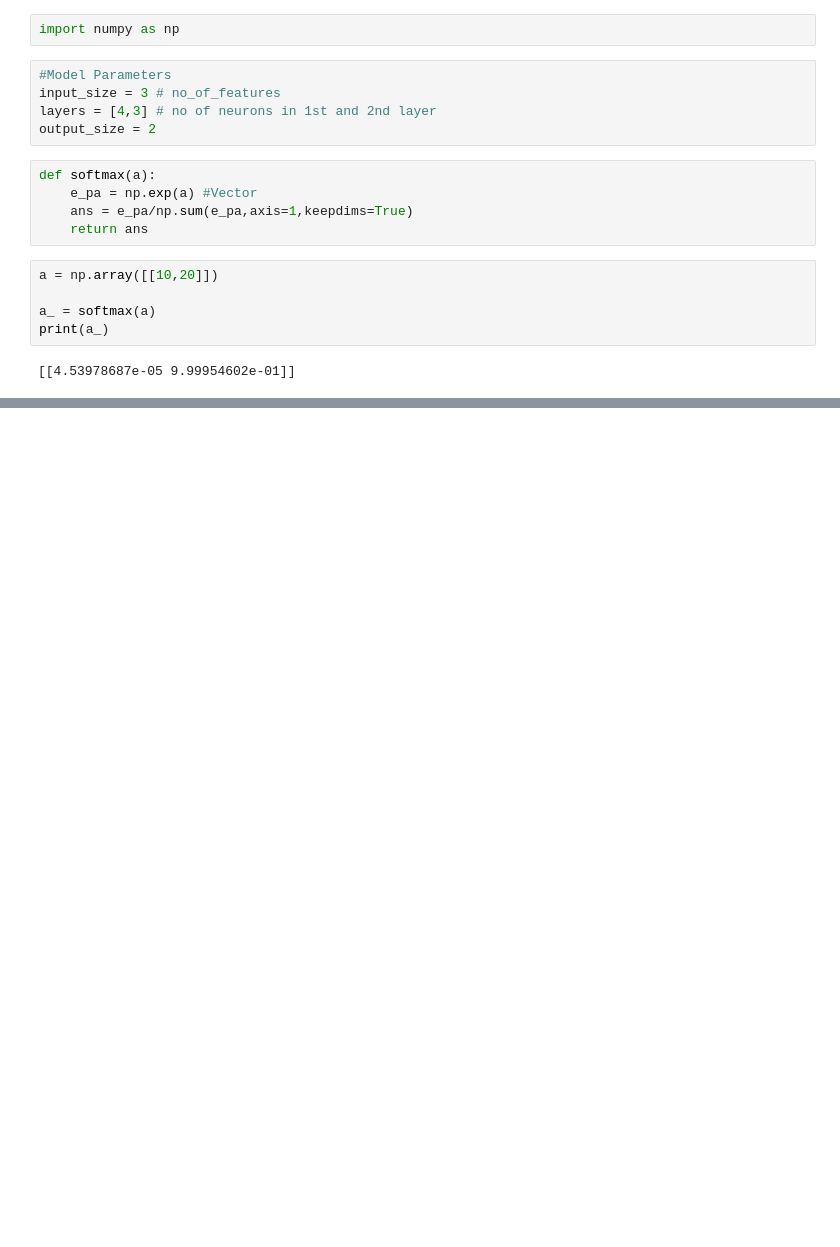
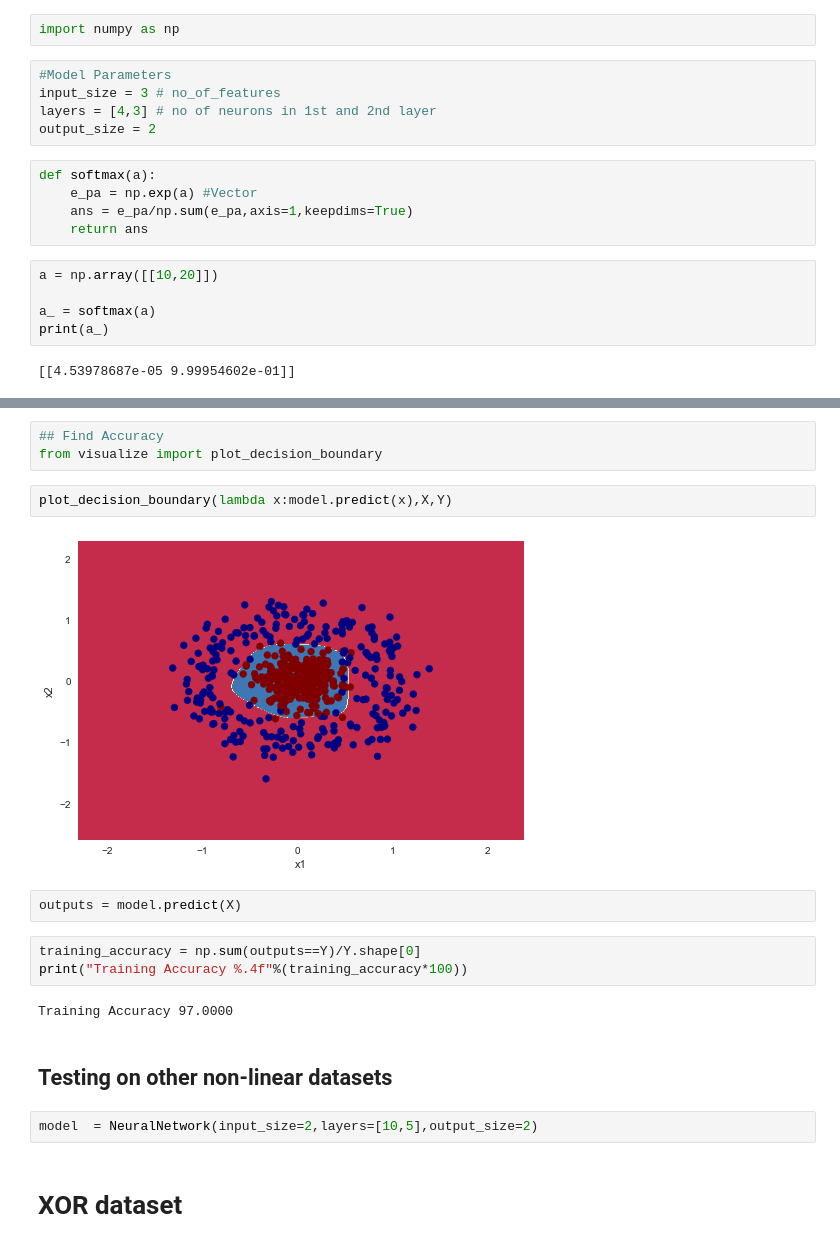
Before and after one commit to prateek27/deep-neural-network, a Jupyter notebook: MLP_Tutorial.ipynb, the cells around one changed output, grey strips where cells are left out. Drawn from its saved outputs; the diff is of its cells as text; blank space fills up the shorter version.

```diff
--- a/MLP_Tutorial.ipynb
+++ b/MLP_Tutorial.ipynb
@@ -129,0 +266,20 @@ class NeuralNetwork:
+# %%
+## Find Accuracy
+from visualize import plot_decision_boundary
+# %%
+plot_decision_boundary(lambda x:model.predict(x),X,Y)
+# %% [output]
+[figure, added]
+# %%
+outputs = model.predict(X)
+# %%
+training_accuracy = np.sum(outputs==Y)/Y.shape[0]
+print("Training Accuracy %.4f"%(training_accuracy*100))
+# %% [output]
+Training Accuracy 97.0000
+# %% [markdown]
+## Testing on other non-linear datasets
+# %%
+model  = NeuralNetwork(input_size=2,layers=[10,5],output_size=2)
+# %% [markdown]
+# XOR dataset
```
Also changed, not shown: parts of 21 cells of this notebook, 23 other files.
